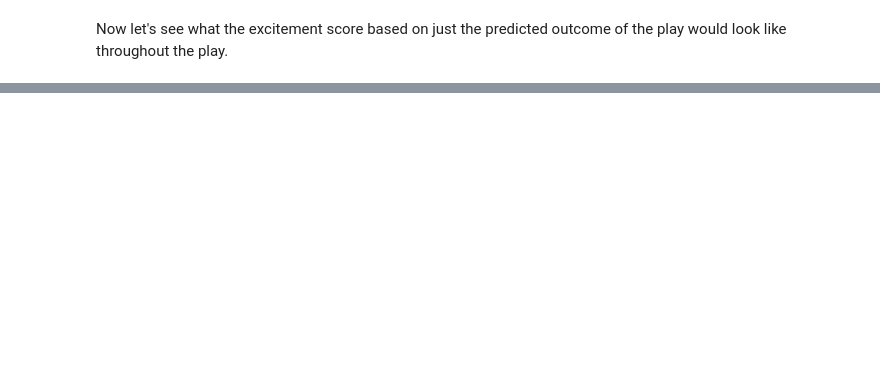
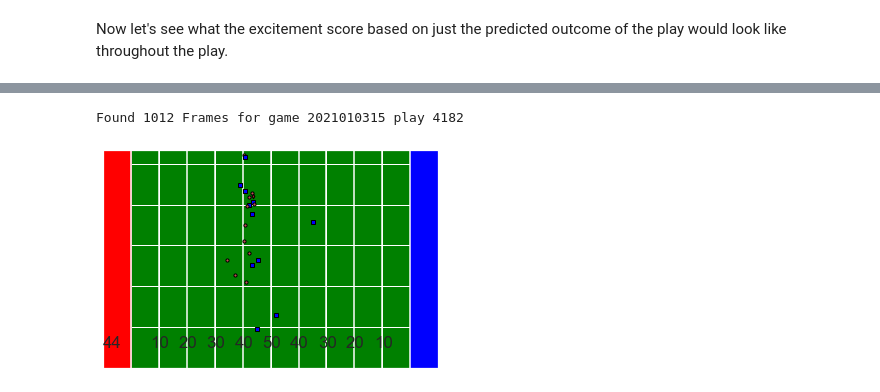
Before and after one commit to icowen/big-data-bowl-2022, a Jupyter notebook: eda.ipynb, the cells around one changed output, grey strips where cells are left out. Saved outputs shown, nothing was run; the diff lists cells and outputs as text; code cells hidden in the pictures; blank space fills up the shorter version.

Commit message:
Animate last play

```diff
--- a/eda.ipynb
+++ b/eda.ipynb
@@ -193,12 +194,14 @@ def animate_play(game_id, play_id, std=False):
             edgecolors='black'
         ) for x in play.loc[play["frameId"] == 1].to_dict(orient='records')
     }
+    frame_text = ax.text(0, 5, '1')
 
     def update(i):
         new_values = play.loc[play["frameId"] == i].set_index('nflId')[[x_name, y_name]].to_dict(orient='index')
+        frame_text.set_text(i)
         for k, v in markers.items():
             v.set_offsets([new_values[k][x_name], new_values[k][y_name]])
-        return markers.values()
+        return *markers.values(), frame_text
 
     ani = FuncAnimation(fig, update, frames=play['frameId'].unique(), blit=True)
     ani.save(f'game-{game_id}_play-{play_id}{"-std" if std else ""}.gif')
@@ -1083,0 +1096,5 @@ analysis.plot.line(figsize=(10,7)).legend(loc='center left', bbox_to_anchor=(1.0
+# %%
+animate_play(final_game_id, final_play_id, True)
+# %% [output]
+Found 1012 Frames for game 2021010315 play 4182
+[figure, added]
```
Also changed, not shown: parts of 12 cells of this notebook, 1 other file.
